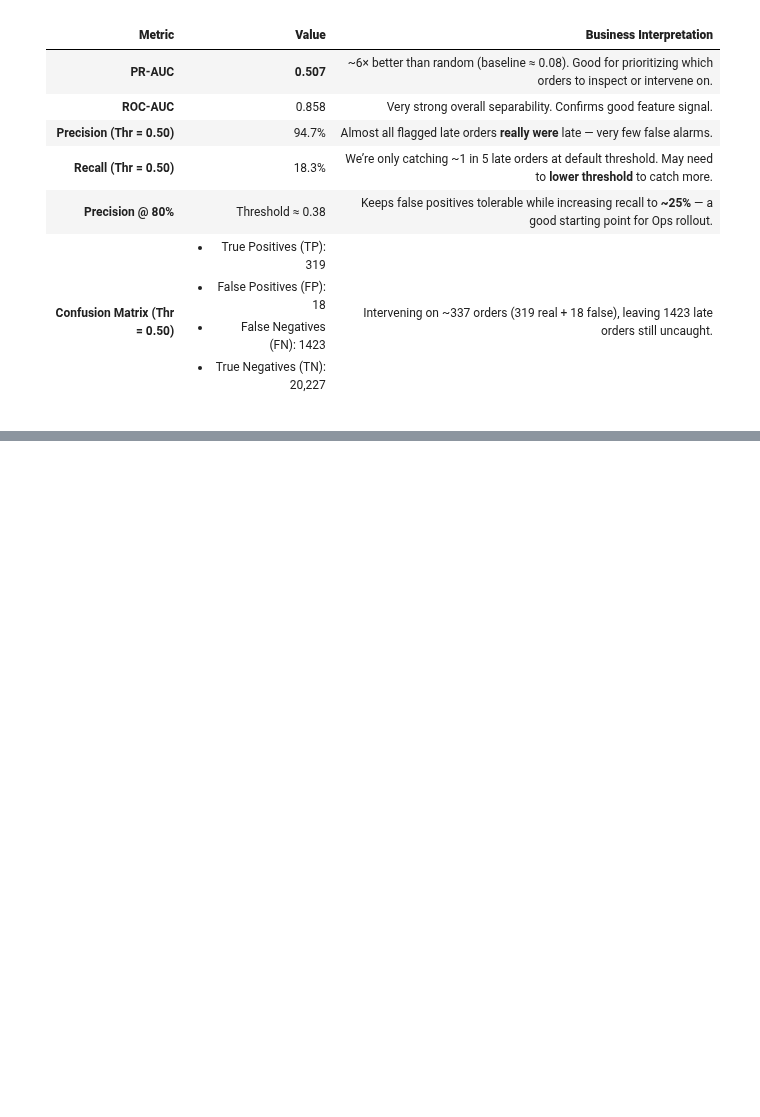
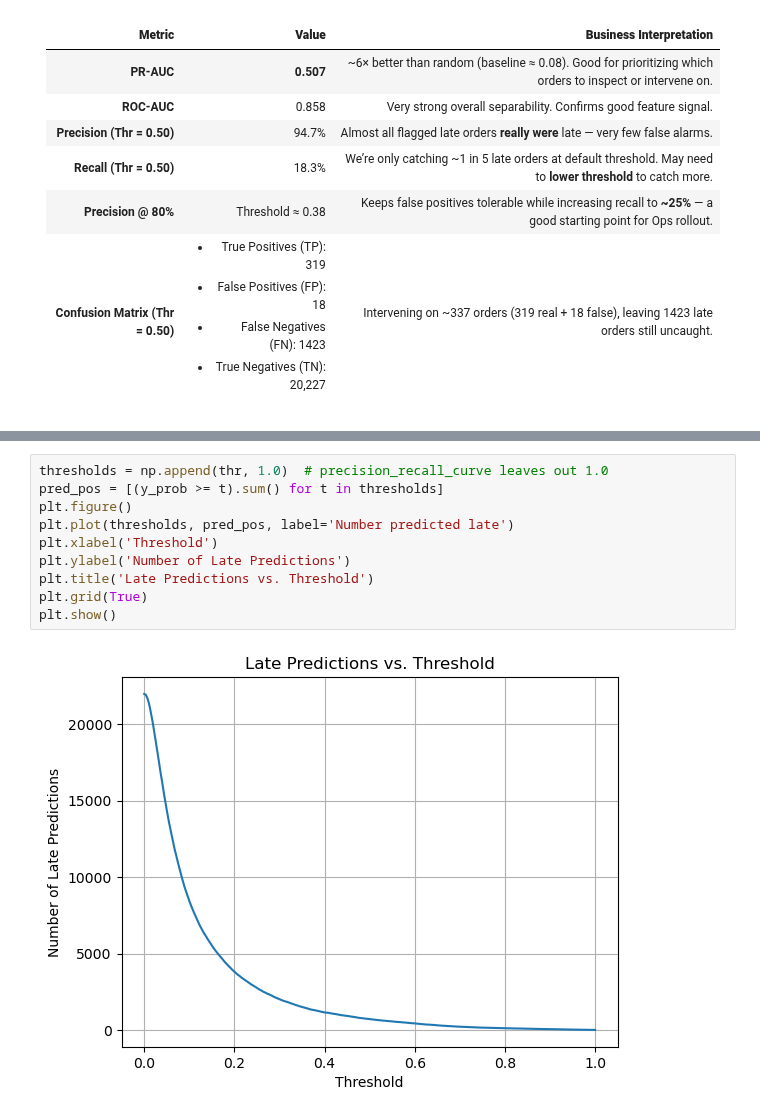
Before and after one commit to RioPramana21/Final-Project-Olist, a Jupyter notebook: preparation_notebooks/Machine Learning Model Building.ipynb, the cells around one changed output, grey strips where cells are left out. Drawn from its saved outputs; the diff is of its cells as text; blank space fills up the shorter version.

```diff
--- a/preparation_notebooks/Machine Learning Model Building.ipynb
+++ b/preparation_notebooks/Machine Learning Model Building.ipynb
@@ -519,0 +804,12 @@ print(319/1423 * 100)
+# %%
+thresholds = np.append(thr, 1.0)  # precision_recall_curve leaves out 1.0
+pred_pos = [(y_prob >= t).sum() for t in thresholds]
+plt.figure()
+plt.plot(thresholds, pred_pos, label='Number predicted late')
+plt.xlabel('Threshold')
+plt.ylabel('Number of Late Predictions')
+plt.title('Late Predictions vs. Threshold')
+plt.grid(True)
+plt.show()
+# %% [output]
+[figure, added]
```
Also changed, not shown: parts of 14 cells of this notebook, 2 other files.
